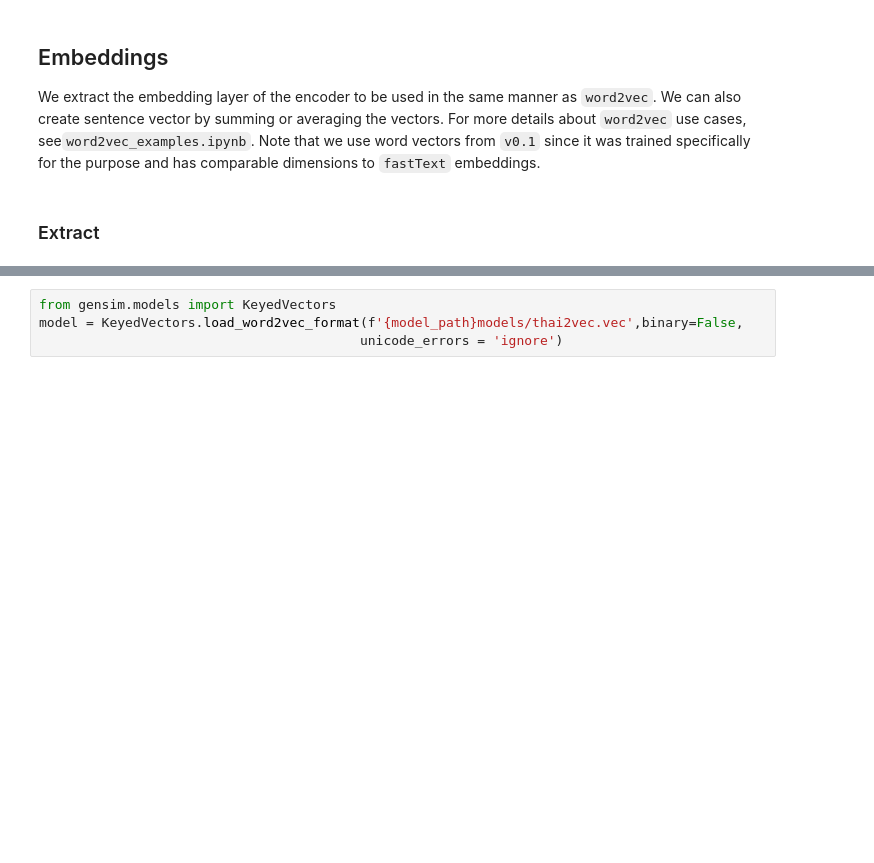
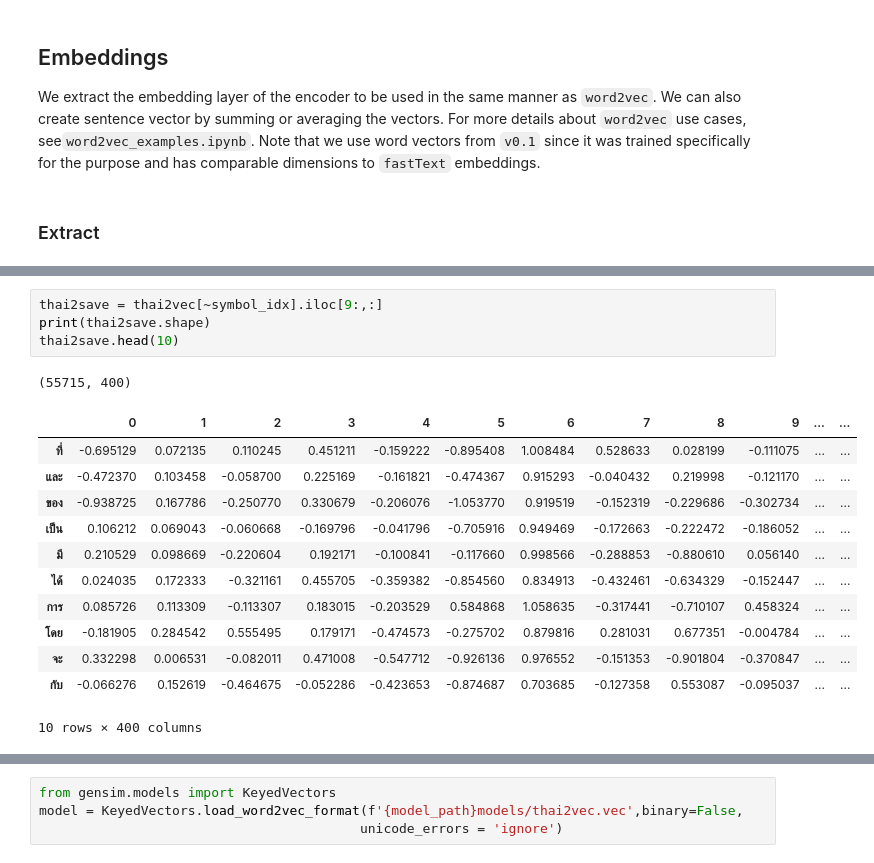
Before and after one commit to cstorm125/thai2fit, a Jupyter notebook: thwiki_lm/thwiki_lm.ipynb, the cells around one changed output, grey strips where cells are left out. Saved outputs shown, nothing was run; the diff lists cells and outputs as text; blank space fills up the shorter version.

```diff
--- a/thwiki_lm/thwiki_lm.ipynb
+++ b/thwiki_lm/thwiki_lm.ipynb
@@ -326,0 +429,18 @@ emb_np.shape
+# %%
+thai2save = thai2vec[~symbol_idx].iloc[9:,:]
+print(thai2save.shape)
+thai2save.head(10)
+# %% [output]
+(55715, 400)
+|  | 0 | 1 | 2 | 3 | 4 | 5 | 6 | 7 | 8 | 9 | ... | ... |
+| ที่ | -0.695129 | 0.072135 | 0.110245 | 0.451211 | -0.159222 | -0.895408 | 1.008484 | 0.528633 | 0.028199 | -0.111075 | ... | ... |
+| และ | -0.472370 | 0.103458 | -0.058700 | 0.225169 | -0.161821 | -0.474367 | 0.915293 | -0.040432 | 0.219998 | -0.121170 | ... | ... |
+| ของ | -0.938725 | 0.167786 | -0.250770 | 0.330679 | -0.206076 | -1.053770 | 0.919519 | -0.152319 | -0.229686 | -0.302734 | ... | ... |
+| เป็น | 0.106212 | 0.069043 | -0.060668 | -0.169796 | -0.041796 | -0.705916 | 0.949469 | -0.172663 | -0.222472 | -0.186052 | ... | ... |
+| มี | 0.210529 | 0.098669 | -0.220604 | 0.192171 | -0.100841 | -0.117660 | 0.998566 | -0.288853 | -0.880610 | 0.056140 | ... | ... |
+| ได้ | 0.024035 | 0.172333 | -0.321161 | 0.455705 | -0.359382 | -0.854560 | 0.834913 | -0.432461 | -0.634329 | -0.152447 | ... | ... |
+| การ | 0.085726 | 0.113309 | -0.113307 | 0.183015 | -0.203529 | 0.584868 | 1.058635 | -0.317441 | -0.710107 | 0.458324 | ... | ... |
+| โดย | -0.181905 | 0.284542 | 0.555495 | 0.179171 | -0.474573 | -0.275702 | 0.879816 | 0.281031 | 0.677351 | -0.004784 | ... | ... |
+| จะ | 0.332298 | 0.006531 | -0.082011 | 0.471008 | -0.547712 | -0.926136 | 0.976552 | -0.151353 | -0.901804 | -0.370847 | ... | ... |
+| กับ | -0.066276 | 0.152619 | -0.464675 | -0.052286 | -0.423653 | -0.874687 | 0.703685 | -0.127358 | 0.553087 | -0.095037 | ... | ... |
+10 rows × 400 columns
```
Also changed, not shown: parts of 32 cells of this notebook, 4 other files.
